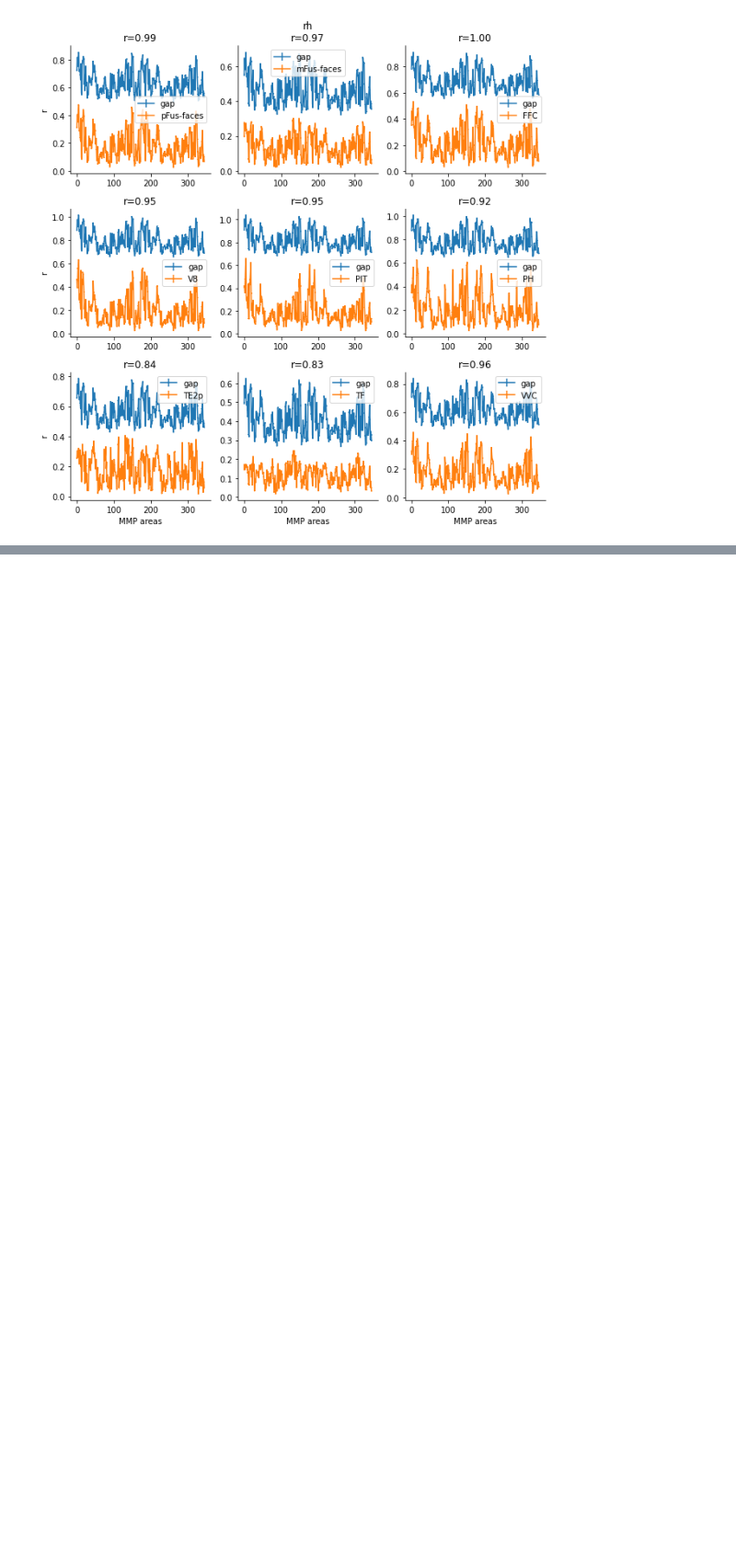
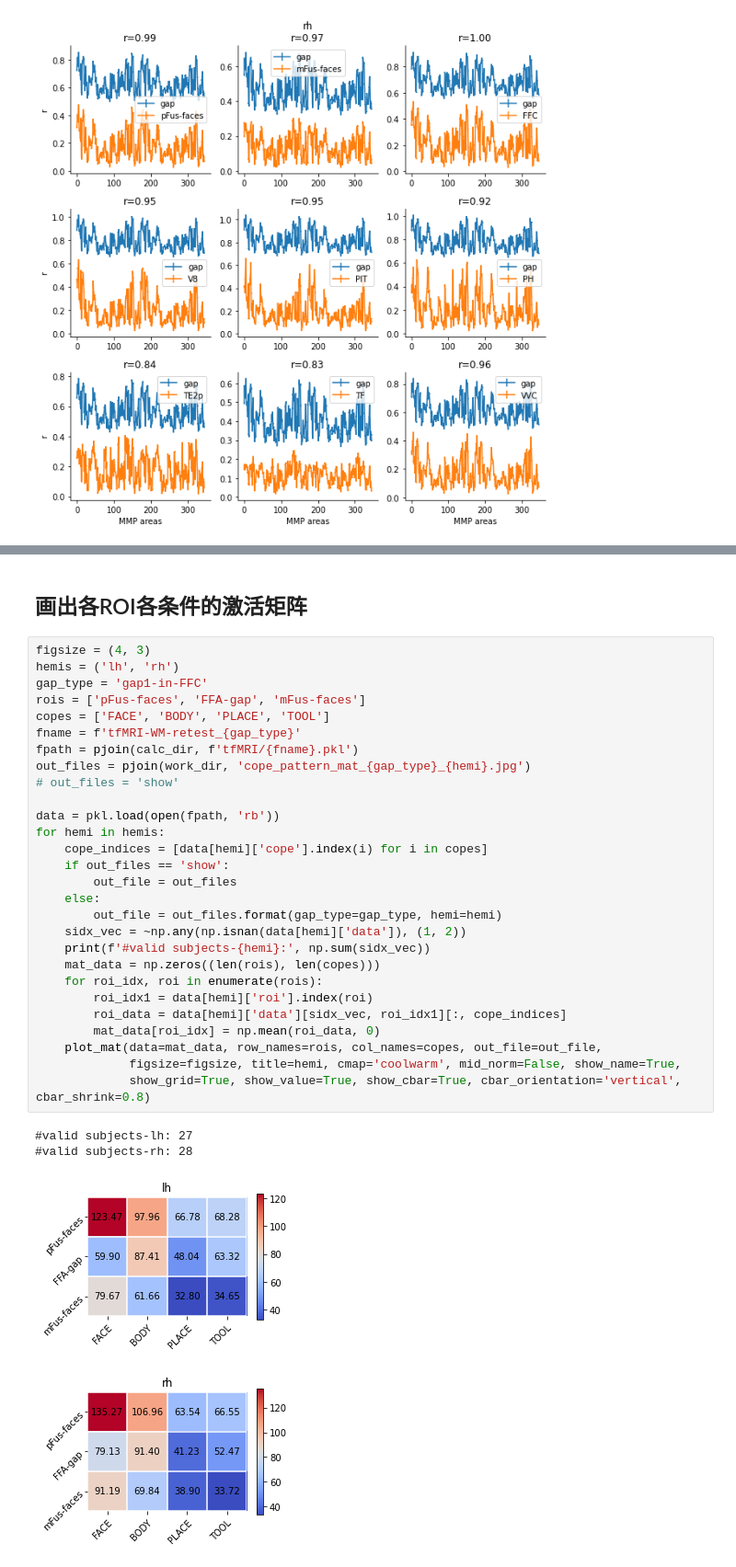
Before and after one commit to BNUCNL/nibrain, a Jupyter notebook: cxy_hcp_ffa/scripts/NeuroImage_R2/plot_codes.ipynb, the cells around one changed output, grey strips where cells are left out. Shown at 92% size. Cells and saved outputs as stored; diff of their text form; blank space fills up the shorter version.

```diff
--- a/cxy_hcp_ffa/scripts/NeuroImage_R2/plot_codes.ipynb
+++ b/cxy_hcp_ffa/scripts/NeuroImage_R2/plot_codes.ipynb
@@ -177,0 +327,35 @@ ignore targets: ['L_FFC', 'L_V8', 'L_PIT', 'L_PH', 'L_TE2p', 'L_TF', 'L_VVC', 'R
+# %% [markdown]
+## 画出各ROI各条件的激活矩阵
+# %%
+figsize = (4, 3)
+hemis = ('lh', 'rh')
+gap_type = 'gap1-in-FFC'
+rois = ['pFus-faces', 'FFA-gap', 'mFus-faces']
+copes = ['FACE', 'BODY', 'PLACE', 'TOOL']
+fname = f'tfMRI-WM-retest_{gap_type}'
+fpath = pjoin(calc_dir, f'tfMRI/{fname}.pkl')
+out_files = pjoin(work_dir, 'cope_pattern_mat_{gap_type}_{hemi}.jpg')
+# out_files = 'show'
+
+data = pkl.load(open(fpath, 'rb'))
+for hemi in hemis:
+    cope_indices = [data[hemi]['cope'].index(i) for i in copes]
+    if out_files == 'show':
+        out_file = out_files
+    else:
+        out_file = out_files.format(gap_type=gap_type, hemi=hemi)
+    sidx_vec = ~np.any(np.isnan(data[hemi]['data']), (1, 2))
+    print(f'#valid subjects-{hemi}:', np.sum(sidx_vec))
+    mat_data = np.zeros((len(rois), len(copes)))
+    for roi_idx, roi in enumerate(rois):
+        roi_idx1 = data[hemi]['roi'].index(roi)
+        roi_data = data[hemi]['data'][sidx_vec, roi_idx1][:, cope_indices]
+        mat_data[roi_idx] = np.mean(roi_data, 0)
+    plot_mat(data=mat_data, row_names=rois, col_names=copes, out_file=out_file,
+             figsize=figsize, title=hemi, cmap='coolwarm', mid_norm=False, show_name=True,
+             show_grid=True, show_value=True, show_cbar=True, cbar_orientation='vertical', cbar_shrink=0.8)
+# %% [output]
+#valid subjects-lh: 27
+#valid subjects-rh: 28
+[figure, added]
+[figure, added]
```
Also changed, not shown: parts of 6 cells of this notebook, 1 other file.
